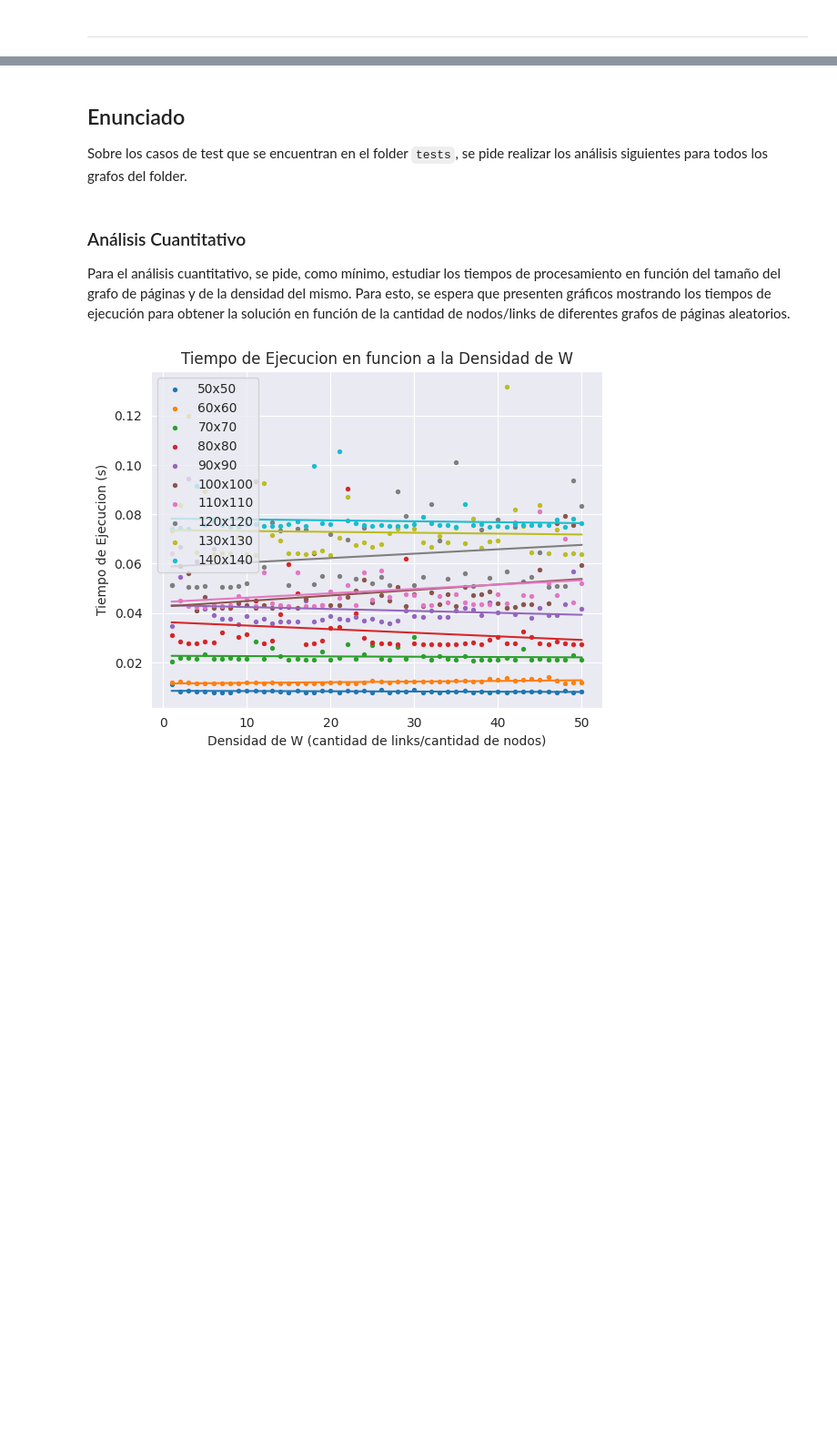
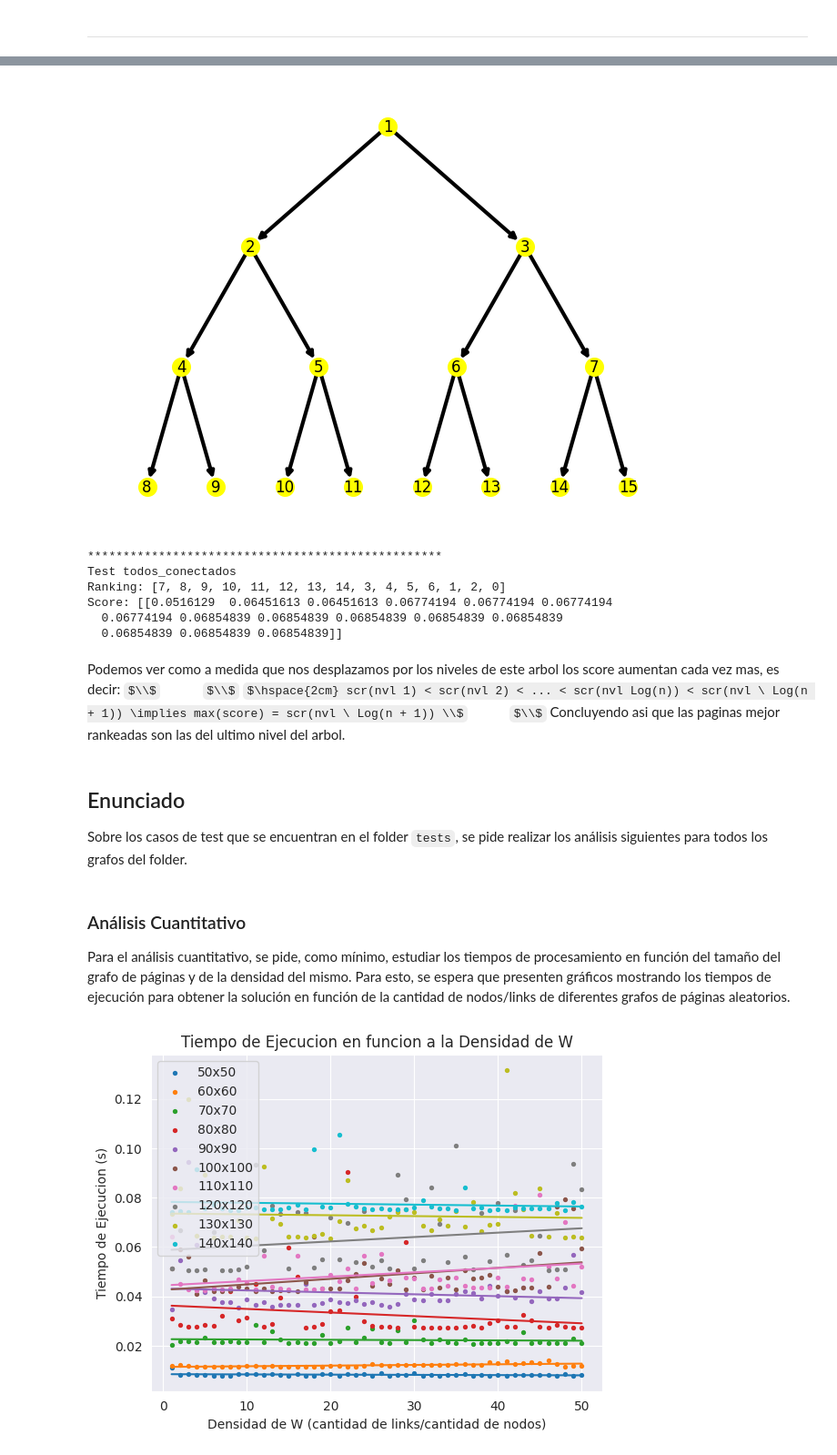
Before and after one commit to lmendezayl/uba-alc, a Jupyter notebook: Recursos TP1-20240502/template-alumnos/template-alumnos/grupo_Mendez_Busso_TP1.ipynb, the cells around one changed output, grey strips where cells are left out. Shown at 91% size. Saved outputs shown, nothing was run; the diff lists cells and outputs as text; code cells hidden in the pictures; some formulas as TeX source; blank space fills up the shorter version.

```diff
--- a/Recursos TP1-20240502/template-alumnos/template-alumnos/grupo_Mendez_Busso_TP1.ipynb
+++ b/Recursos TP1-20240502/template-alumnos/template-alumnos/grupo_Mendez_Busso_TP1.ipynb
@@ -111,3 +173,75 @@ Graficar los grafos usando las funciones en el **funciones.py**.
+# %%
+import numpy
+import networkx as nx
+import matplotlib.pyplot as plt
+import pydot
+import numpy as np
+#ARCHIVOS DE ENTRADA
+archivo_test = '/home/tiagobusso/Documentos/tp-alc/Recursos TP1-20240502/template-alumnos/template-alumnos/tests/test_arbol.txt'
+
+#CARGA DE ARCHIVO EN GRAFO
+W = leer_archivo(archivo_test)
+
+def dibujar_arbol(W, print_ejes=True):
+    options = {
+        'node_color': 'yellow',
+        'node_size': 200,
+        'width': 3,
+        'with_labels': True
+    }
+
+    N = W.shape[0]
+    G = nx.DiGraph()  # Utilizar un grafo dirigido
+
+    # Agregar nodos al grafo
+    G.add_nodes_from(range(1, N+1))
+
+    # Agregar conexiones entre los nodos basados en la matriz de adyacencia
+    for i in range(N):
+        for j in range(N):
+            if W[i][j] == 1:
+                G.add_edge(j+1, i+1)  # Invertir la dirección del enlace
+
+    # Generar un árbol dirigido BFS a partir del nodo raíz 1
+    T = nx.bfs_tree(G, source=1)
+
+    # Utilizar un layout más ordenado
+    pos = {
+        1: (0, 3),  # Nodo 1 arriba
+        2: (-1, 2.5), 3: (1, 2.5),  # Nodos 2 y 3 un nivel abajo
+        4: (-1.5, 2), 5: (-0.5, 2), 6: (0.5, 2), 7: (1.5, 2),  # Nodos 4, 5, 6 y 7 un nivel más abajo
+        8: (-1.75, 1.5), 9: (-1.25, 1.5), 10: (-0.75, 1.5), 11: (-0.25, 1.5), 12: (0.25, 1.5), 13: (0.75, 1.5), 14: (1.25, 1.5), 15: (1.75, 1.5)  # Nodos 8 al 15 en el fondo
+    }
+
+    # Dibujar el árbol
+    if print_ejes:
+        print('Ejes: ', [e for e in T.edges])
+
+    nx.draw(T, pos, **options)
+    plt.show()
+
+dibujar_arbol(W, False)
+
+# defino la probabilidad de salto de continuar los links de la pagina actual
+p = 0.5
+# Realizo el test unitario para el calculo del mayor score, que pruebe que el codigo funciona correctamente.
+print('*'*50)
+print('Test todos_conectados')
+rnk, scr = calcularRanking(W,p)
+print('Ranking:', rnk)
+print('Score:', numpy.transpose(scr))
+# %% [output]
+[figure, added]
+**************************************************
+Test todos_conectados
+Ranking: [7, 8, 9, 10, 11, 12, 13, 14, 3, 4, 5, 6, 1, 2, 0]
+Score: [[0.0516129  0.06451613 0.06451613 0.06774194 0.06774194 0.06774194
+  0.06774194 0.06854839 0.06854839 0.06854839 0.06854839 0.06854839
+  0.06854839 0.06854839 0.06854839]]
+# %% [markdown]
+Podemos ver como a medida que nos desplazamos por los niveles de este arbol los score aumentan cada vez mas, es decir: $\\$ $\hspace{1cm}$ $\\$
+$\hspace{2cm} scr(nvl 1) < scr(nvl 2) < ... < scr(nvl Log(n)) < scr(nvl \ Log(n + 1)) \implies max(score) = scr(nvl \ Log(n + 1)) \\$ $\hspace{1cm}$ $\\$
+Concluyendo asi que las paginas mejor rankeadas son las del ultimo nivel del arbol.
 # %% [markdown]
 ## Enunciado
 
```
Also changed, not shown: parts of 4 cells of this notebook.
